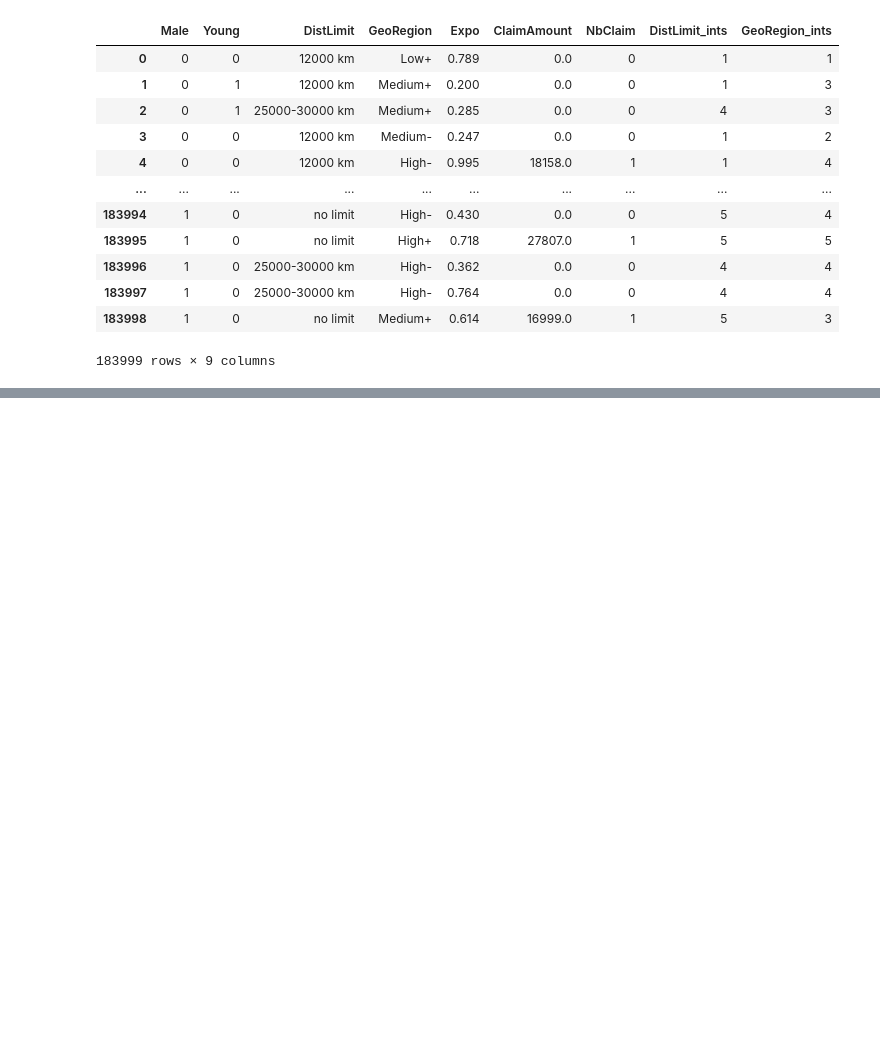
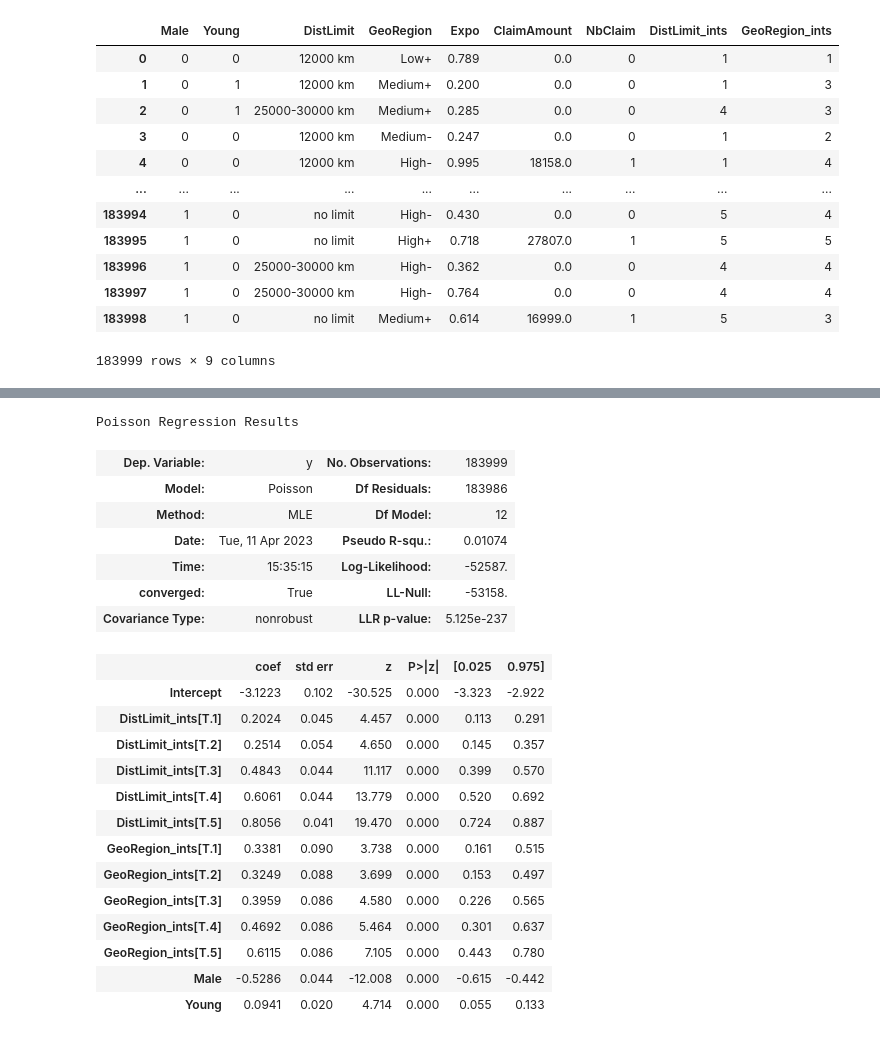
Before and after one commit to MortenBlorstad/StableTrees, a Jupyter notebook: StableTrees_examples/claim_frequency_estimation.ipynb, the cells around one changed output, grey strips where cells are left out. Cells and saved outputs as stored; diff of their text form; code cells hidden in the pictures; blank space fills up the shorter version.

```diff
--- a/StableTrees_examples/claim_frequency_estimation.ipynb
+++ b/StableTrees_examples/claim_frequency_estimation.ipynb
@@ -462,0 +504,25 @@ np.exp(-0.8+np.mean(y))
+# %%
+result.summary()
+# %% [output]
+Poisson Regression Results
+| Dep. Variable: | y | No. Observations: | 183999 |
+| Model: | Poisson | Df Residuals: | 183986 |
+| Method: | MLE | Df Model: | 12 |
+| Date: | Tue, 11 Apr 2023 | Pseudo R-squ.: | 0.01074 |
+| Time: | 15:35:15 | Log-Likelihood: | -52587. |
+| converged: | True | LL-Null: | -53158. |
+| Covariance Type: | nonrobust | LLR p-value: | 5.125e-237 |
+|  | coef | std err | z | P>|z| | [0.025 | 0.975] |
+| Intercept | -3.1223 | 0.102 | -30.525 | 0.000 | -3.323 | -2.922 |
+| DistLimit_ints[T.1] | 0.2024 | 0.045 | 4.457 | 0.000 | 0.113 | 0.291 |
+| DistLimit_ints[T.2] | 0.2514 | 0.054 | 4.650 | 0.000 | 0.145 | 0.357 |
+| DistLimit_ints[T.3] | 0.4843 | 0.044 | 11.117 | 0.000 | 0.399 | 0.570 |
+| DistLimit_ints[T.4] | 0.6061 | 0.044 | 13.779 | 0.000 | 0.520 | 0.692 |
+| DistLimit_ints[T.5] | 0.8056 | 0.041 | 19.470 | 0.000 | 0.724 | 0.887 |
+| GeoRegion_ints[T.1] | 0.3381 | 0.090 | 3.738 | 0.000 | 0.161 | 0.515 |
+| GeoRegion_ints[T.2] | 0.3249 | 0.088 | 3.699 | 0.000 | 0.153 | 0.497 |
+| GeoRegion_ints[T.3] | 0.3959 | 0.086 | 4.580 | 0.000 | 0.226 | 0.565 |
+| GeoRegion_ints[T.4] | 0.4692 | 0.086 | 5.464 | 0.000 | 0.301 | 0.637 |
+| GeoRegion_ints[T.5] | 0.6115 | 0.086 | 7.105 | 0.000 | 0.443 | 0.780 |
+| Male | -0.5286 | 0.044 | -12.008 | 0.000 | -0.615 | -0.442 |
+| Young | 0.0941 | 0.020 | 4.714 | 0.000 | 0.055 | 0.133 |
```
Also changed, not shown: parts of 21 cells of this notebook, 13 other files.
